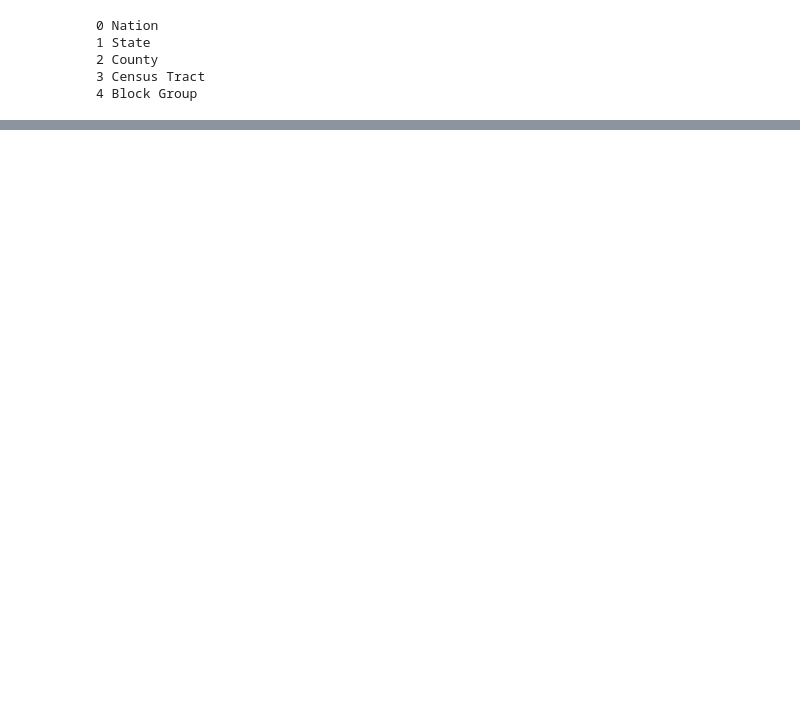
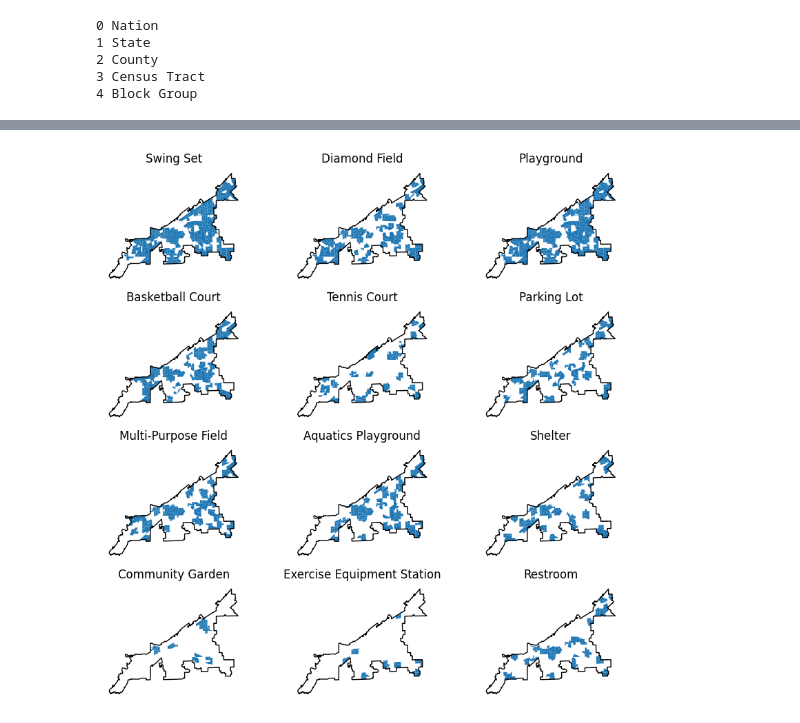
Before and after one commit to City-of-Cleveland/open-data-examples, a Jupyter notebook: 03-Recreation access across Cleveland.ipynb, the cells around one changed output, grey strips where cells are left out. Cells and saved outputs as stored; diff of their text form; code cells hidden in the pictures; blank space fills up the shorter version.

```diff
--- a/03-Recreation access across Cleveland.ipynb
+++ b/03-Recreation access across Cleveland.ipynb
@@ -78,0 +103,20 @@ TypeError: Index(...) must be called with a collection of some kind, 'dfs' was p
+# %%
+# Top N amenities
+n = 12
+top_n = amenities_gdf.Amenity_Type.value_counts(ascending=False).head(n).index.to_list()
+# %%
+# set number of subplots' (columns, rows) enough to use
+cols, rows = 3,4  #num of subplots <= (cols x rows)
+# create figure with array of axes
+fig, axs = plt.subplots(nrows=rows, ncols=cols)
+fig.set_size_inches(10,10)
+count = 0
+for irow in range(axs.shape[0]):
+    for icol in range(axs.shape[1]):
+            cle_bgs[ cle_bgs[top_n[count]+"_flag"] == True].plot(ax=axs[irow][icol])
+            city_gdf.plot(ax=axs[irow][icol], facecolor='none', edgecolor='black')
+            axs[irow][icol].set_title(top_n[count])
+            axs[irow][icol].set_axis_off()
+            count += 1
+# %% [output]
+[figure, added]
```
Also changed, not shown: parts of 20 cells of this notebook.
